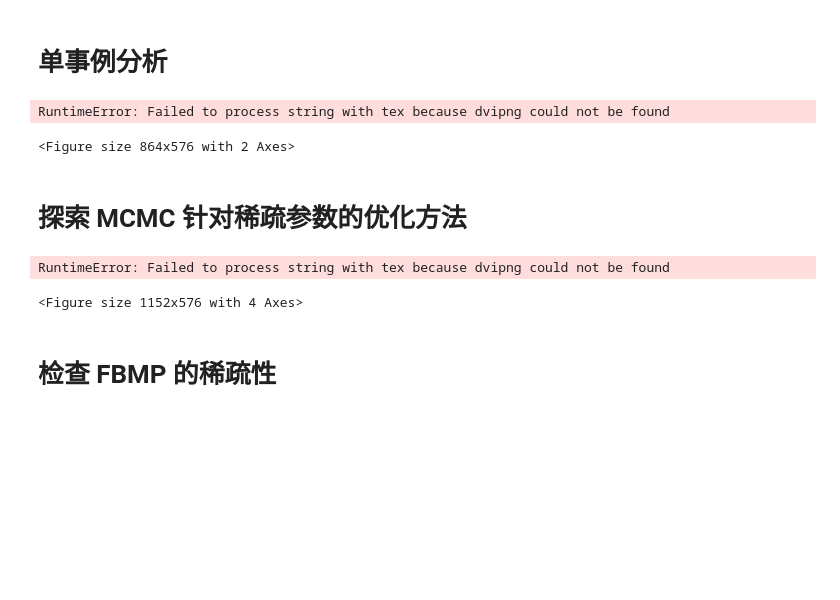
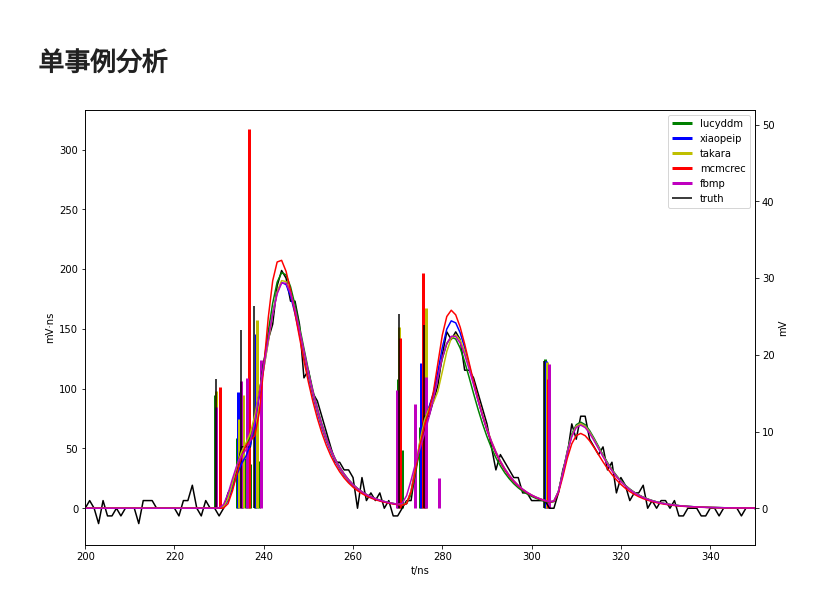
Before and after one commit to heroxbd/waveform-analysis, a Jupyter notebook: check.ipynb, the cells around one changed output. Cells and saved outputs as stored; diff of their text form; code cells hidden in the pictures; blank space fills up the shorter version.

```diff
--- a/check.ipynb
+++ b/check.ipynb
@@ -14,7 +14,9 @@ from mpl_axes_aligner import align
 
 import wf_func as wff
 
+plt.style.use('default')
 plt.rcParams['font.size'] = 20
+plt.rcParams['text.usetex'] = False
 
 import matplotlib
 matplotlib.use('Agg')
@@ -30,8 +32,8 @@ def my_cmap():
 # %% [markdown]
 # 模拟中的时间分布
 # %%
-# methods = ['lucyddm', 'xiaopeip', 'takara', 'mcmc']
-methods = ['lucyddm', 'fbmp']
+methods = ['lucyddm', 'xiaopeip', 'takara', 'mcmcrec', 'fbmp']
+# methods = ['lucyddm', 'fbmp']
 
 para = '10-20-05'
 [npe, Tau, Sigma] = [int(i) for i in para.split('-')]
@@ -117,79 +115,30 @@ RuntimeError: Failed to process string with tex because dvipng could not be foun
 # %%
 i = 0
 pan = np.arange(len(wave[i]['Waveform']))
 ind = np.argwhere(wave[i]['Waveform'] > spe_pre[0]['std'] * 5).flatten()
 xmin = ((ind.min() - spe_pre[0]['mar_l']) // 50) * 50
 xmax = max(((ind.max() + spe_pre[0]['mar_r']) // 50) * 50, xmin + 150)
 plt.close()
 fig = plt.figure(figsize=(12, 8))
 ax = fig.add_subplot()
 truth = pelist[pelist['TriggerNo'] == i]
 ax2 = ax.twinx()
 ax2.plot(wave[i]['Waveform'], color=colors['truth'])
-for m, mi in zip(methods, list(range(len(m)))):
+for m, mi in zip(methods, list(range(len(methods)))):
     ch = h5py.File('result/' + m + '/char/' + para + '.h5', 'r', libver='latest', swmr=True)
     charge = ch['photoelectron'][ch['photoelectron']['TriggerNo'] == i]
     wav_sub = np.sum([np.where(pan > charge['HitPosInWindow'][j], wff.spe(pan - charge['HitPosInWindow'][j], tau=p[0], sigma=p[1], A=p[2]) * charge['Charge'][j], 0) for j in range(len(charge['HitPosInWindow']))], axis=0) / np.sum(spe_pre[0]['spe'])
     ax.vlines(charge['HitPosInWindow']+mi/5, ymin=0, ymax=charge['Charge'], label=m, color=colors[m], linewidth=3)
     ax2.plot(wav_sub, color=colors[m])
 ax.vlines(truth['HitPosInWindow'], ymin=0, ymax=truth['Charge'], label='truth', color=colors['truth'])
 ax.set_xlim(xmin, xmax)
 lines, labels = ax.get_legend_handles_labels()
 lines2, labels2 = ax2.get_legend_handles_labels()
 ax2.legend(lines + lines2, labels + labels2)
 align.yaxes(ax, 0, ax2, 0)
 ax.set_xlabel('t/ns')
 ax.set_ylabel('mV·ns')
 ax2.set_ylabel('mV')
 plt.show()
 # %% [output]
-RuntimeError: Failed to process string with tex because dvipng could not be found
-<Figure size 864x576 with 2 Axes>
+[figure, added]
-# %% [markdown]
-# 探索 MCMC 针对稀疏参数的优化方法
-# %%
-plt.close()
-fig = plt.figure(figsize=(16, math.ceil(len(methods) / 2) * 4 * 2))
-for m, mi in zip(methods, list(range(len(m)))):
-    ch = h5py.File('result/' + m + '/char/' + para + '.h5', 'r', libver='latest', swmr=True)
-    chargepelist = ch['photoelectron']
-    e_tru, i_tru = np.unique(pelist['TriggerNo'], return_index=True)
-    i_tru = np.append(i_tru, len(pelist))
-    e_cha, i_cha = np.unique(chargepelist['TriggerNo'], return_index=True)
-    i_cha = np.append(i_cha, len(chargepelist))
-    gs = gridspec.GridSpec(math.ceil(len(methods) / 2) * 2, 2, figure=fig, left=0.1, right=0.9, top=0.9, bottom=0.1, wspace=0.2, hspace=0.25)
-    ax1 = fig.add_subplot(gs[mi // 2, mi % 2])
-    ax2 = fig.add_subplot(gs[mi // 2 + math.ceil(len(methods) / 2), mi % 2])
-    for n in [0, 1, 2, 3, 4, 5]:
-        s = np.empty(len(wave))
-        oldl = np.empty(len(wave))
-        newl = np.empty(len(wave))
-        for i in tqdm(range(len(wave))):
-            truthlisti = pelist[i_tru[i]:i_tru[i+1]]
-            chargelisti = chargepelist[i_cha[i]:i_cha[i+1]]
-            truthhit = np.unique(np.floor(truthlisti['HitPosInWindow']))
-            aug_chargelisti = np.hstack(chargelisti['HitPosInWindow'][:, None] + np.arange(-n, n+1))
-            chargehit = np.unique(np.floor(aug_chargelisti))
-            s[i] = len(truthhit) - np.sum(np.isin(truthhit, chargehit))
-#             s[i] = np.min(np.abs(truthhit[:, None] - chargehit), axis=1).sum()
-            oldl[i] = np.clip(chargelisti['HitPosInWindow'].max() + round(3 * spe_pre[0]['mar_l']), 0, 1029) - np.clip(chargelisti['HitPosInWindow'].min() - round(3 * spe_pre[0]['mar_l']), 0, 1029)
-            newl[i] = len(chargehit)
-        di, ci = np.unique(s, return_counts=True)
-        ax1.bar(di + n/10, ci, label='n = {}'.format(n), alpha=0.6)
-#         di, ci = np.unique(oldl - newl, return_counts=True)
-#         ax2.bar(di + n/10, ci, label='n = {}'.format(n), alpha=0.6)
-        ax2.hist(1 - newl / oldl, bins=50, label='n = {}'.format(n), alpha=0.6)
-    ax1.legend()
-    ax1.set_yscale('log')
-    ax1.set_title(m)
-    ax1.set_ylim(1, 1e4)
-    ax1.set_xlim(0, 20)
-    ax2.legend()
-    ax2.set_title(m)
-    ax2.set_ylim(top=1e3)
-# plt.savefig('op.png')
-# %% [output]
-RuntimeError: Failed to process string with tex because dvipng could not be found
-<Figure size 1152x576 with 4 Axes>
-# %% [markdown]
-# 检查 FBMP 的稀疏性
```
Also changed, not shown: parts of 8 cells of this notebook, 5 other files.
